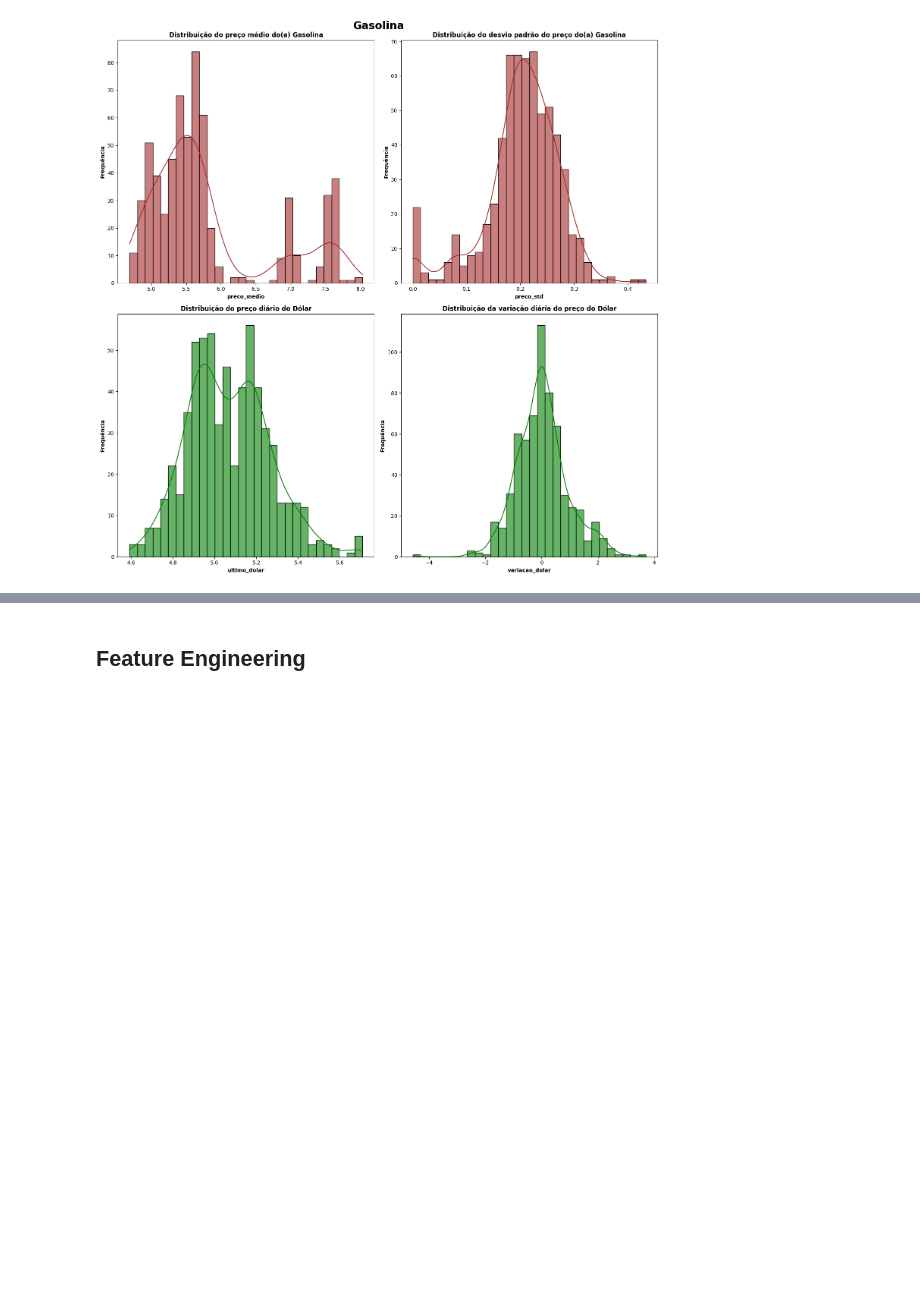
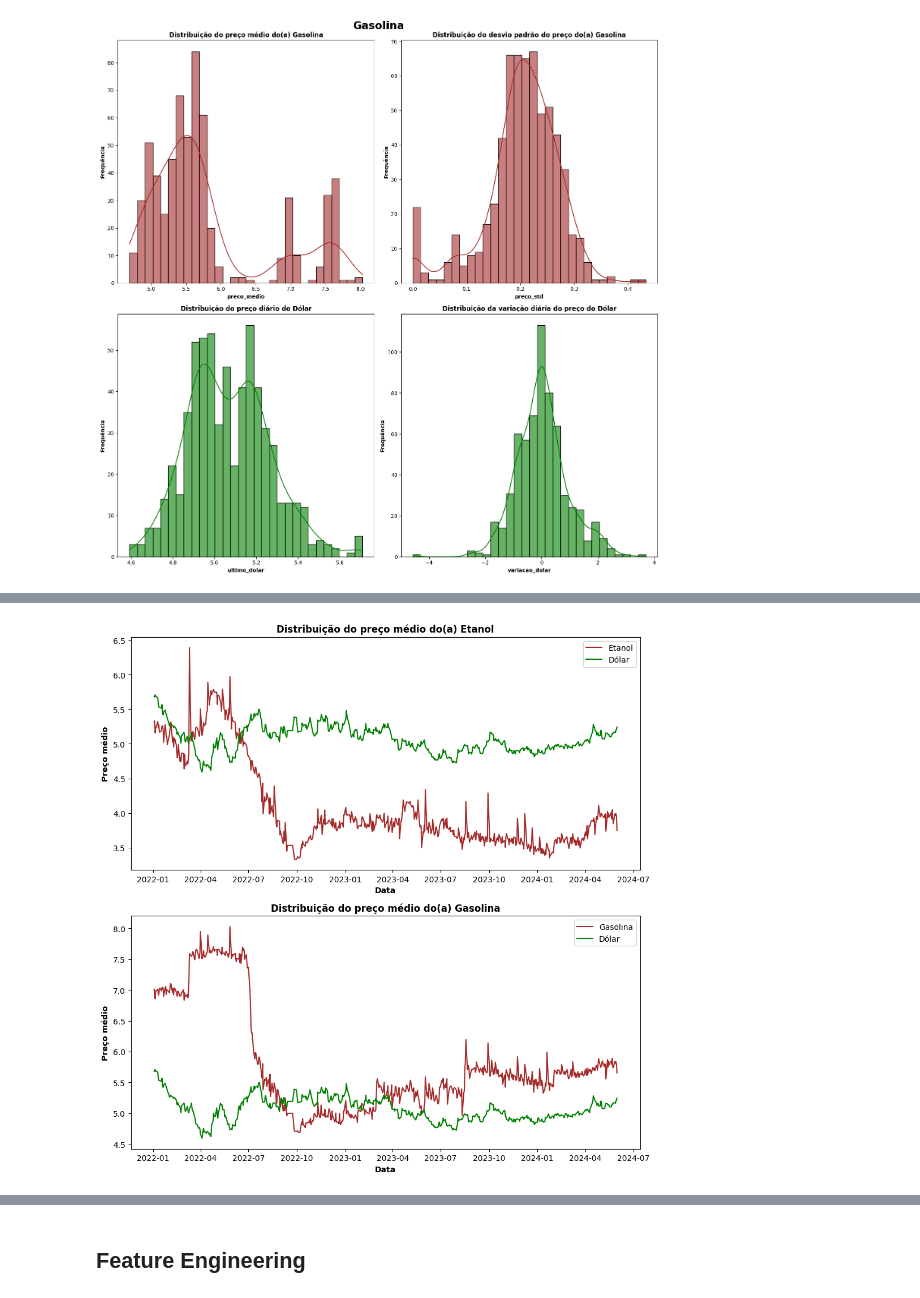
Before and after one commit to emanuel-brandao15/fuel-prices-forecast-brazil-mg, a Jupyter notebook: fuel_timeseries.ipynb, the cells around one changed output, grey strips where cells are left out. Drawn from its saved outputs; the diff is of its cells as text; code cells hidden in the pictures; blank space fills up the shorter version.

```diff
--- a/fuel_timeseries.ipynb
+++ b/fuel_timeseries.ipynb
@@ -441,0 +441,17 @@ plt.show()
+# %%
+fig, ax = plt.subplots(2,1, figsize=(10,10))
+i=0
+for df in dfs:
+    nome = df.split('_')[1].capitalize()
+    sns.lineplot(x=dfs[df]['data'], y=dfs[df]['preco_medio'], label=f'{nome}', color='brown', ax=ax[i])
+    sns.lineplot(x=dfs[df]['data'], y=dfs[df]['ultimo_dolar'], label='Dólar', color='green', ax=ax[i])
+    ax[i].set_title(f'Distribuição do preço médio do(a) {nome}', fontweight='bold')
+    ax[i].set_xlabel('Data', fontweight='bold')
+    ax[i].set_ylabel('Preço médio', fontweight='bold')
+    ax[i].legend()
+    i += 1
+
+plt.tight_layout()
+plt.show()
+# %% [output]
+[figure, added]
```
Also changed, not shown: parts of 15 cells of this notebook.
